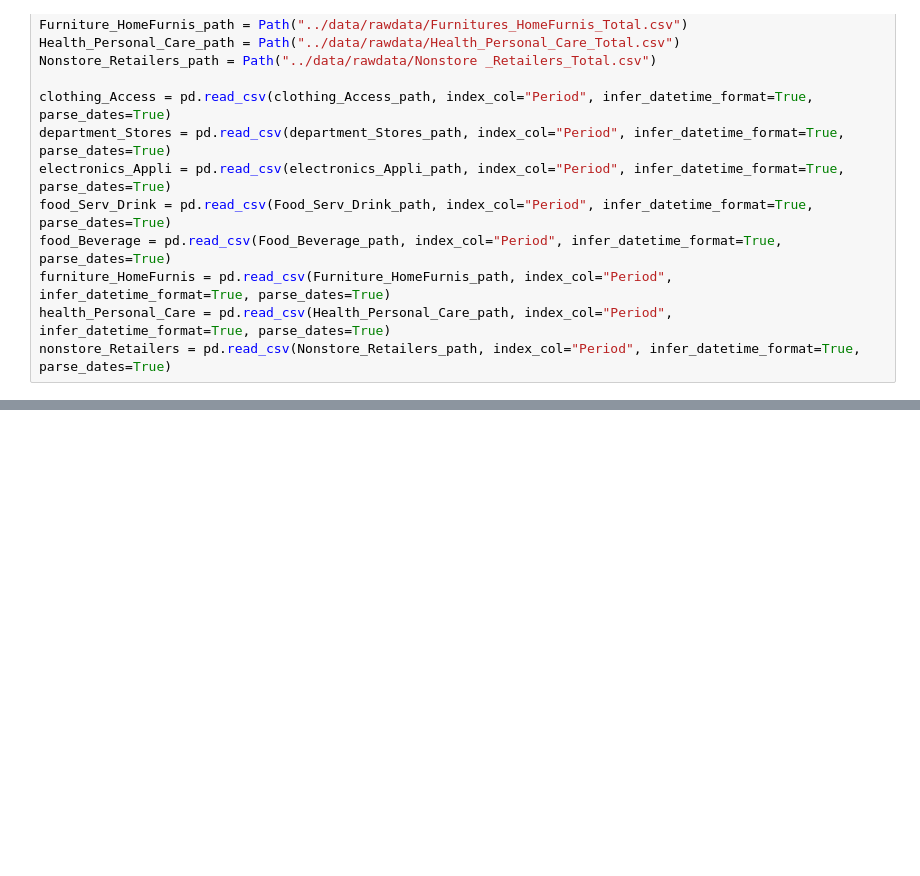
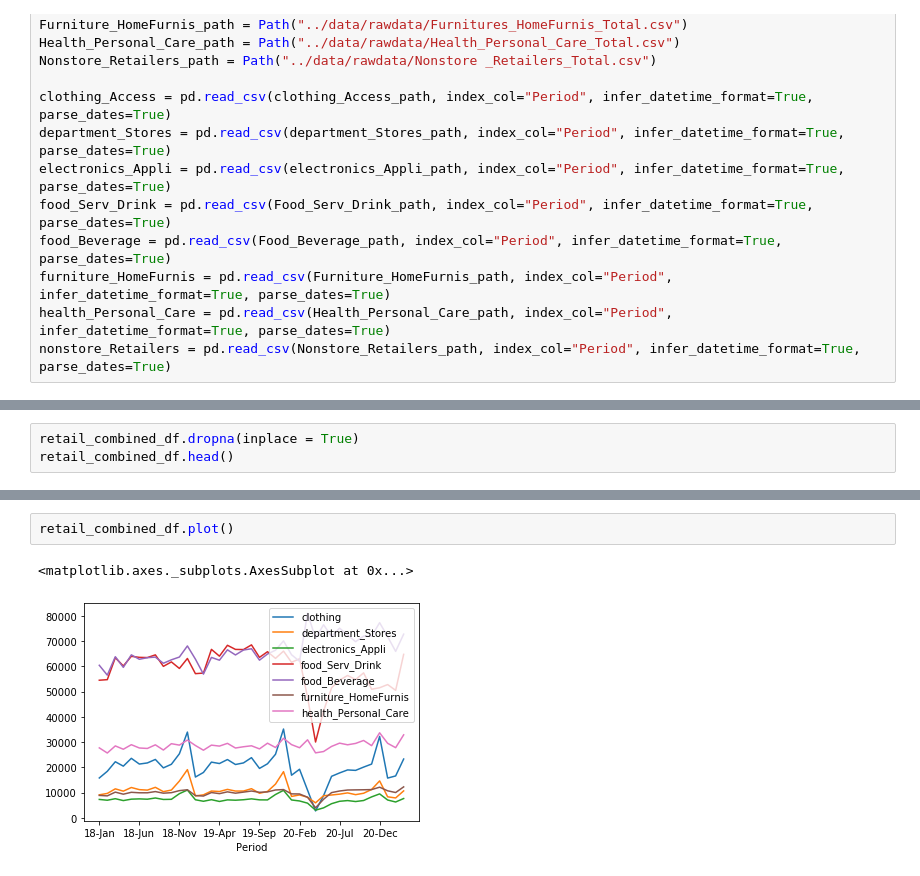
Before and after one commit to Billieo/pandemic_pandas, a Jupyter notebook: notebooks/Billie.ipynb, the cells around one changed output, grey strips where cells are left out. Drawn from its saved outputs; the diff is of its cells as text; blank space fills up the shorter version.

```diff
--- a/notebooks/Billie.ipynb
+++ b/notebooks/Billie.ipynb
@@ -93,0 +64,3 @@ health_Personal_Care.head(
+# %%
+retail_combined_df.dropna(inplace = True)
+retail_combined_df.head()
@@ -93,0 +88,5 @@ health_Personal_Care.head(
+# %%
+retail_combined_df.plot()
+# %% [output]
+<matplotlib.axes._subplots.AxesSubplot at 0x...>
+[figure, added]
```
Also changed, not shown: parts of 16 cells of this notebook, 1 other file.
